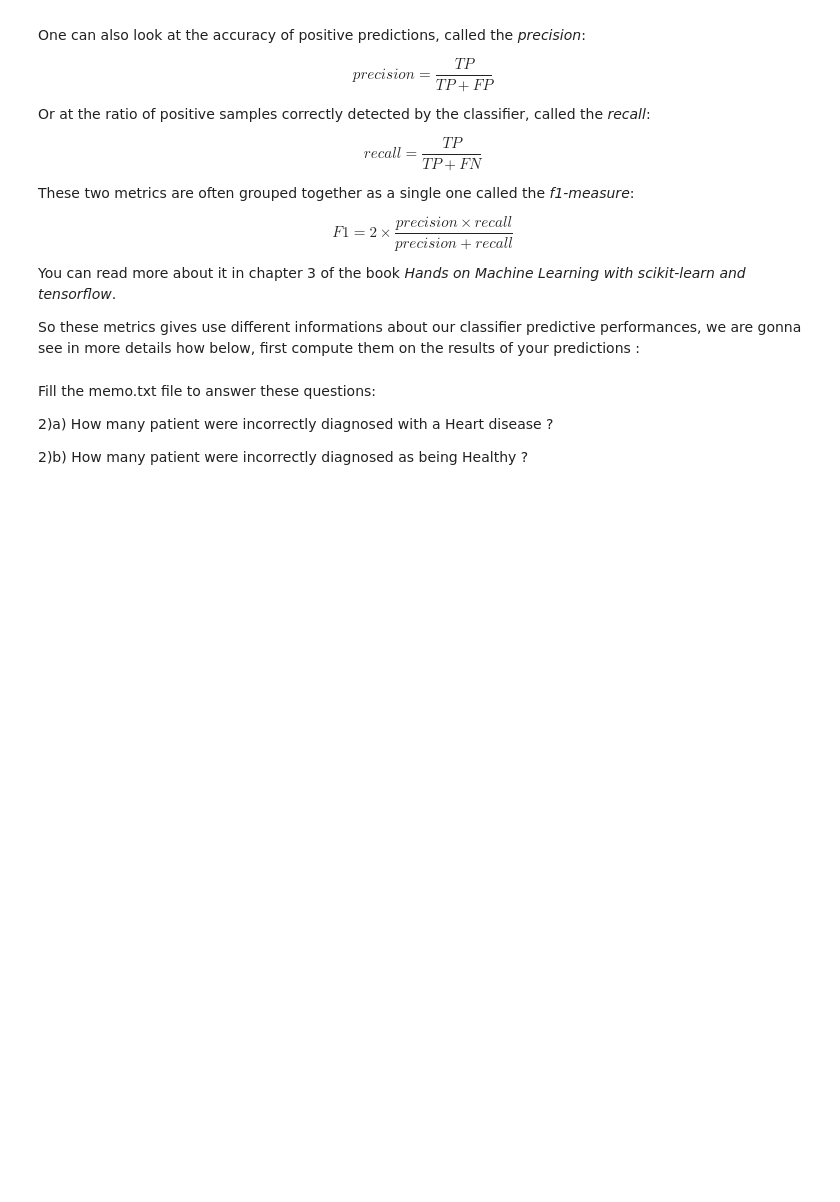
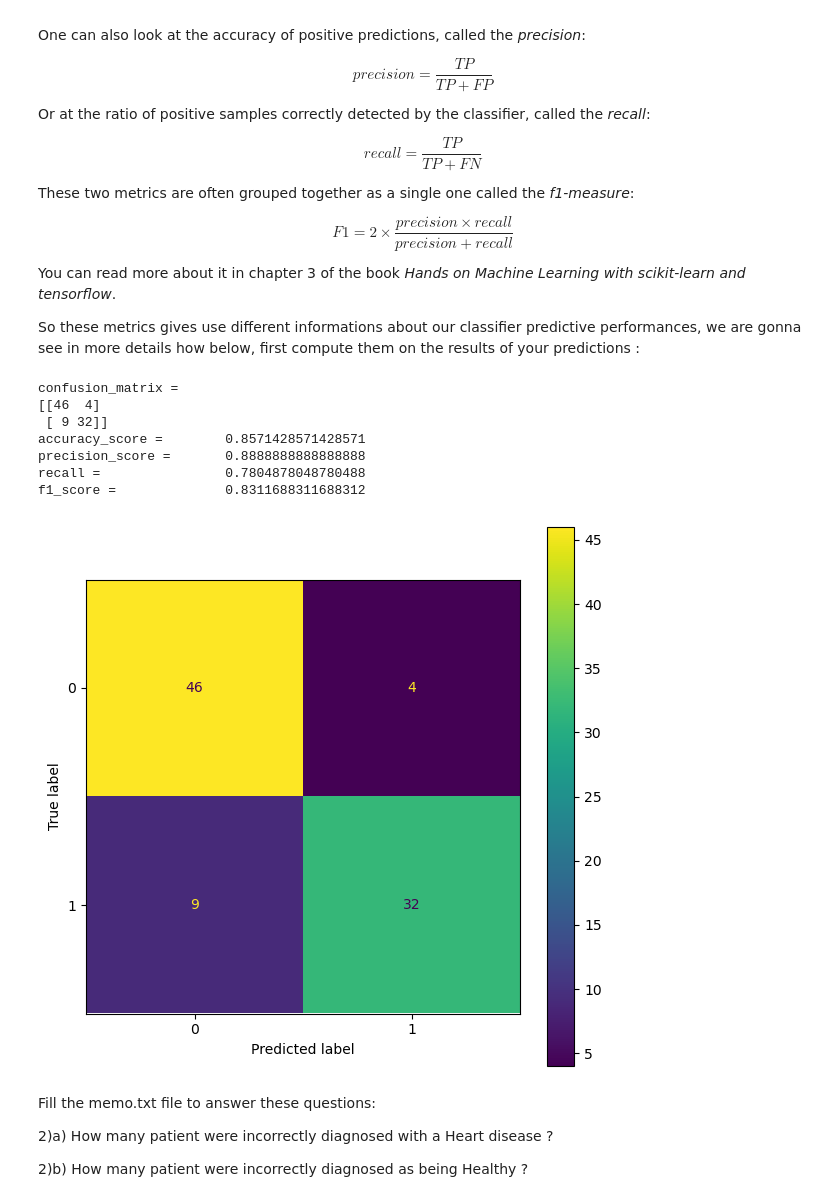
Before and after one commit to thomasmari/DataS3PG, a Jupyter notebook: module/11. ML/2. ML2/Machine_Learning_2.1_Classification.ipynb, the cells around one changed output. Saved outputs shown, nothing was run; the diff lists cells and outputs as text; code cells hidden in the pictures; blank space fills up the shorter version.

```diff
--- a/module/11. ML/2. ML2/Machine_Learning_2.1_Classification.ipynb
+++ b/module/11. ML/2. ML2/Machine_Learning_2.1_Classification.ipynb
@@ -144,8 +220,10 @@ Let's now separate the features from the classes in an $X$ and $y$ variables:
 # %%
 #TO FILL
 #Separate features and target
-y =
-X =
+y = dataset['target']
+features_names = list(set(dataset.columns) - set(['target']))
+cat_features = list(set(features_names) - set(continuous_features))
+X = dataset[features_names]
 # %% [markdown]
 We've also said that we should center and scale our continuous variables to avoid biasing the classification model, use the *StandardScaler* class from scikit-learn to do so, after splitting the data set between train and test, to fit the scaler on the train set only :
 # %%
@@ -160,5 +238,8 @@ X_train, X_test, y_train, y_test = train_test_split(X, y, random_state = 41,
 
 #Scaling continuous variables
 #TOFILL
-X_train_scaled =
-X_test_scaled =
+scaler = StandardScaler()
+X_train_scaled = X_train.copy()
+X_train_scaled[continuous_features] = scaler.fit_transform(X_train[continuous_features])
+X_test_scaled = X_test.copy()
+X_test_scaled[continuous_features] = scaler.transform(X_test[continuous_features])
@@ -195,9 +326,9 @@ from sklearn.neighbors import KNeighborsClassifier
 n_neighbors = 15
 
 #TOFILL:
-knn_clf =
-
-y_test_pred =
+knn_clf = KNeighborsClassifier()
+knn_clf.fit(X=X_train_scaled,y=y_train)
+y_test_pred = knn_clf.predict(X_test_scaled)
 # %% [markdown]
 Use these predictions to compute the accuracy of your 15-nearest neighbors model :
 # %%
@@ -245,3 +375,27 @@ from sklearn.metrics import confusion_matrix,  precision_score, recall_score, ac
+# %%
+from sklearn.metrics import confusion_matrix,  precision_score, recall_score, accuracy_score, f1_score
+from sklearn.metrics import ConfusionMatrixDisplay
+def display_classification_results(y,y_pred):
+    fig = plt.figure(figsize=(7,7))
+    ax = plt.subplot(1,1,1)
+    _ = ConfusionMatrixDisplay.from_estimator(knn_clf, X_test_scaled, y_test,ax=ax)
+    print(f"confusion_matrix = \n{confusion_matrix(y,y_pred)}")
+    print(f"accuracy_score = \t{accuracy_score(y,y_pred)}")
+    print(f"precision_score = \t{precision_score(y,y_pred)}")
+    print(f"recall = \t\t{recall_score(y,y_pred)}")
+    print(f"f1_score = \t\t{f1_score(y,y_pred)}")
+    return(None)
+display_classification_results(y_test,y_test_pred)
+#TOFILL
+# %% [output]
+confusion_matrix =
+[[46  4]
+ [ 9 32]]
+accuracy_score =        0.8571428571428571
+precision_score =       0.8888888888888888
+recall =                0.7804878048780488
+f1_score =              0.8311688311688312
+[figure, added]
 # %% [markdown]
 Fill the memo.txt file to answer these questions:
 
```
Also changed, not shown: parts of 46 cells of this notebook, 5 other files.
